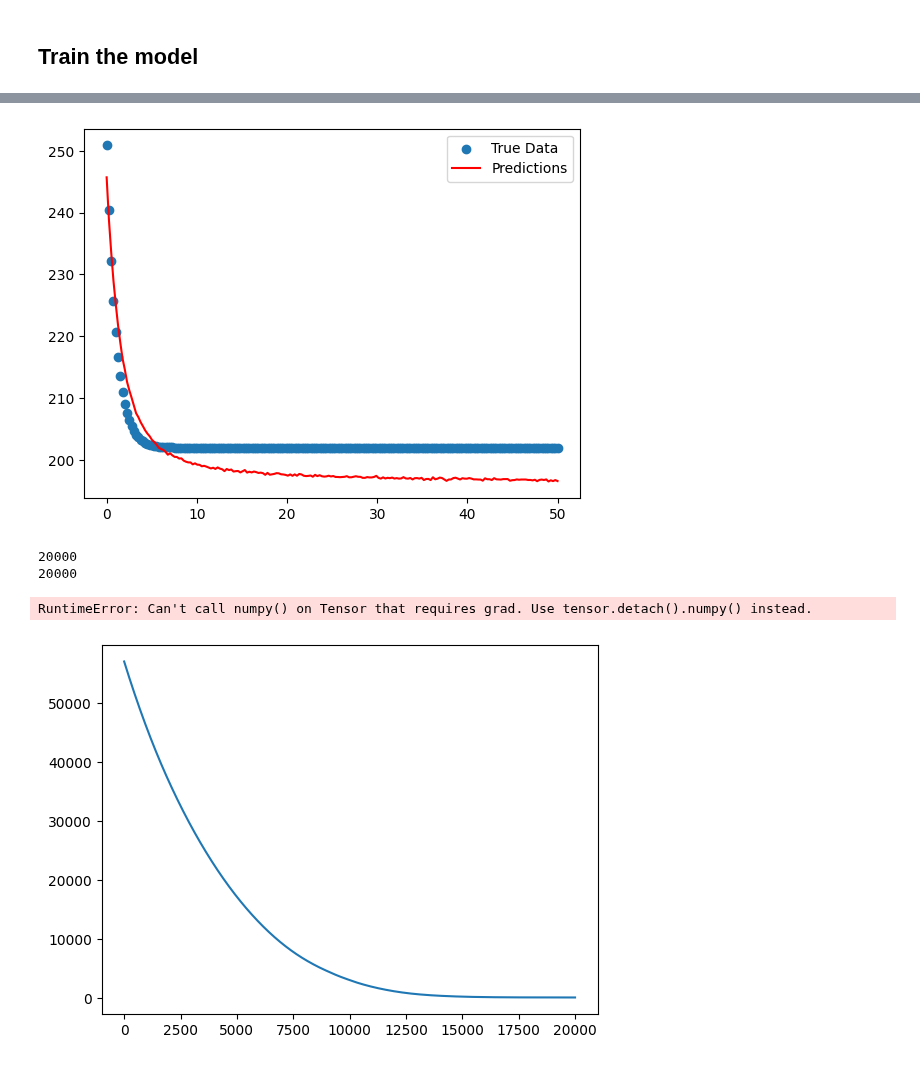
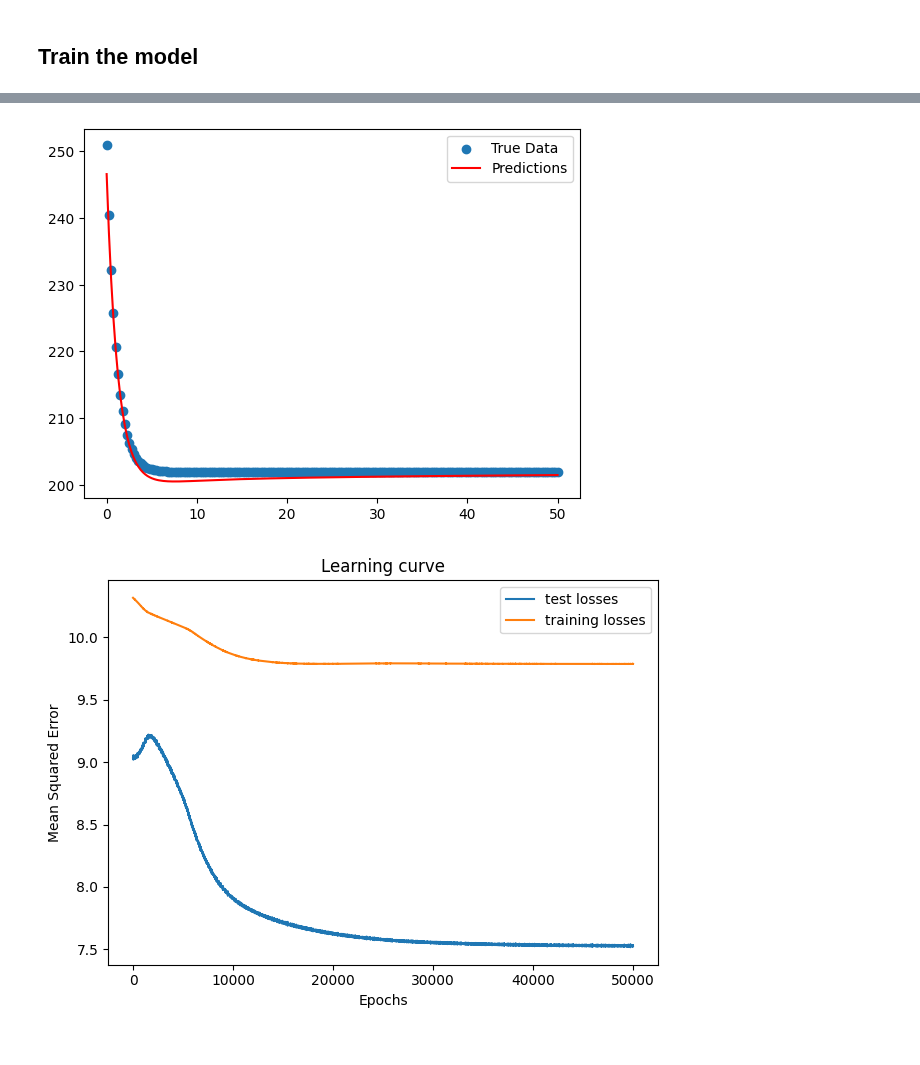
Before and after one commit to gvansan/Machine-learning-project, a Jupyter notebook: Code.ipynb, the cells around one changed output, grey strips where cells are left out. Cells and saved outputs as stored; diff of their text form; code cells hidden in the pictures.

Commit message:
Added learning curves

```diff
--- a/Code.ipynb
+++ b/Code.ipynb
@@ -138,7 +138,7 @@ optimizer = optim.Adam(model.parameters(), lr=1e-3, weight_decay=1e-4) #updates
 train_losses = []
 test_losses = []
 
-epochs = 20000 #One complete pass through entire training dataset (update weights 20000 times)
+epochs = 50000 #One complete pass through entire training dataset (update weights 20000 times)
 
 for epoch in range(epochs):
     T_pred = model(X_train) #forward pass
@@ -147,9 +147,8 @@ for epoch in range(epochs):
 
     #compute other losses for the learning curve (make this faster?)
     T_pred_test = model(X_test)
-    training_loss = loss.item()
     test_loss = loss_func(T_pred_test, T_test).item()
-    train_losses.append(loss) #add to train_losses for learning curve
+    train_losses.append(loss.item()) #add to train_losses for learning curve
     test_losses.append(test_loss) #add to test_losses for learning curve
 
     optimizer.zero_grad() #reset gradients
@@ -212,19 +211,18 @@ plt.plot(t_tensor, T_pred_test[-1], color="red", label="Predictions")
 plt.legend()
 plt.show()
 # %% [output]
-[figure, old version]
+[figure, new version]
 # %%
 #compute the learning curve
-epochs = 20000
 epochs_array = np.linspace(0, epochs, epochs)
-
-print(len(test_losses))
-print(len(epochs_array))
 
 plt.plot(epochs_array, test_losses, label="test losses")
 plt.plot(epochs_array, train_losses, label = "training losses")
+plt.xlabel('Epochs')
+plt.ylabel('Mean Squared Error')
+plt.title('Learning curve')
+plt.legend(loc='upper right')
+plt.tight_layout()
+plt.show()
 # %% [output]
-20000
-20000
-RuntimeError: Can't call numpy() on Tensor that requires grad. Use tensor.detach().numpy() instead.
-[figure, old version]
+[figure, new version]
```
Also changed, not shown: parts of 3 cells of this notebook.
